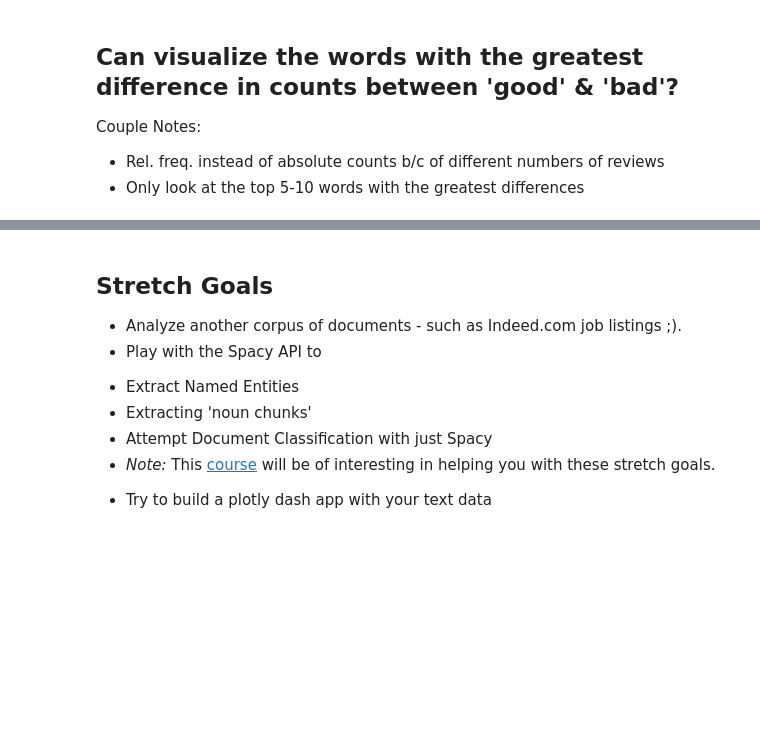
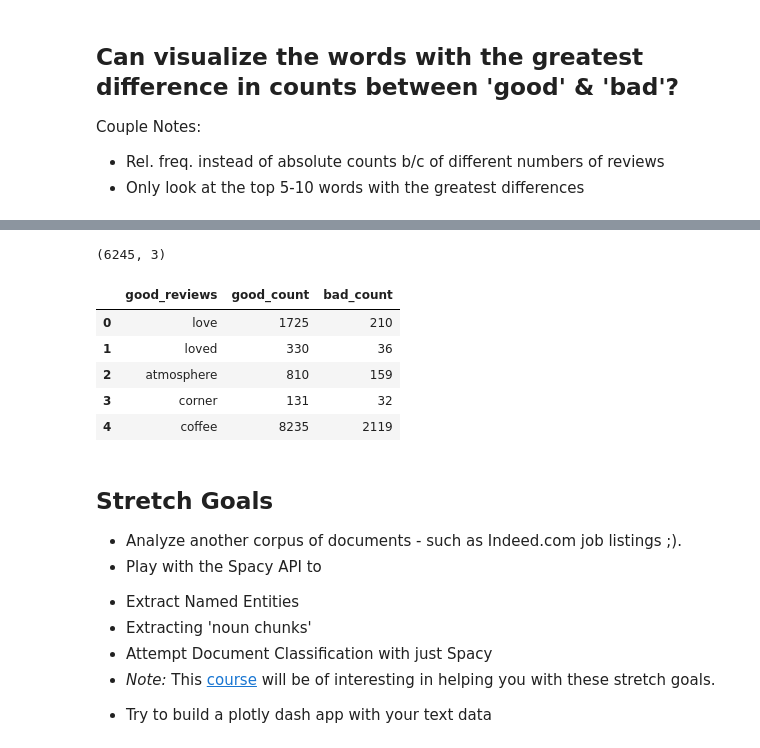
Before and after one commit to EvidenceN/Unit4_Lamda_DS, a Jupyter notebook: module1-text-data/Answers_Unit4_Week1_Day1.ipynb, the cells around one changed output, grey strips where cells are left out. Saved outputs shown, nothing was run; the diff lists cells and outputs as text; code cells hidden in the pictures; blank space fills up the shorter version.

Commit message:
analyzed number of good and bad reviews

```diff
--- a/module1-text-data/Answers_Unit4_Week1_Day1.ipynb
+++ b/module1-text-data/Answers_Unit4_Week1_Day1.ipynb
@@ -513,0 +567,7 @@ d[:10]
+# %%
+# bad review words
+bad_review_count = Counter()
+
+bad_reviews['review_tokens3'].apply(lambda tokens: bad_review_count.update(tokens))
+
+bad_review_count.most_common(10)
@@ -513,0 +585,8 @@ d[:10]
+# %%
+# good review words.
+
+good_review_count = Counter()
+
+good_reviews['review_tokens3'].apply(lambda tokens: good_review_count.update(tokens))
+
+good_review_count.most_common(10)
@@ -517,3 +617,11 @@ d[:10]
 Couple Notes:
 - Rel. freq. instead of absolute counts b/c of different numbers of reviews
 - Only look at the top 5-10 words with the greatest differences
+# %%
+# a dataframe that puts good words review count in dataframe
+
+gd = zip(good_review_count.keys(), good_review_count.values())
+
+good = pd.DataFrame(gd, columns = ["good_reviews", "good_count"])
+
+good.head()
@@ -519,0 +635,8 @@ Couple Notes:
+# %%
+# a dataframe that puts good words review count in dataframe
+
+bd = zip(bad_review_count.keys(), bad_review_count.values())
+
+bad = pd.DataFrame(bd, columns = ["bad_reviews", "bad_count"])
+
+bad.head()
@@ -520,3 +650,19 @@ Couple Notes:
+# %%
+# merge good and bad dataframes
+
+goodVbad = pd.merge(good, bad, left_on = "good_reviews",
+                    right_on = "bad_reviews").drop(columns = "bad_reviews")
+
+print(goodVbad.shape)
+goodVbad.head()
+# %% [output]
+(6245, 3)
+|  | good_reviews | good_count | bad_count |
+| 0 | love | 1725 | 210 |
+| 1 | loved | 330 | 36 |
+| 2 | atmosphere | 810 | 159 |
+| 3 | corner | 131 | 32 |
+| 4 | coffee | 8235 | 2119 |
 # %% [markdown]
 ## Stretch Goals
 
```
Also changed, not shown: parts of 11 cells of this notebook.
